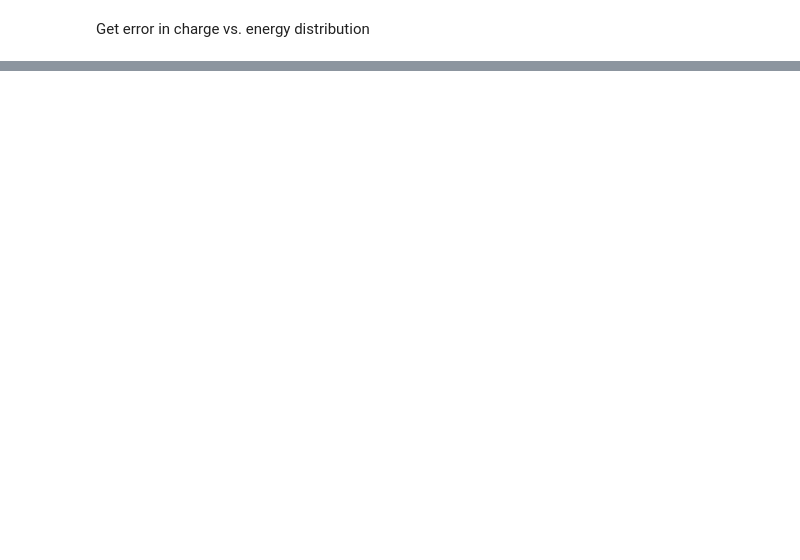
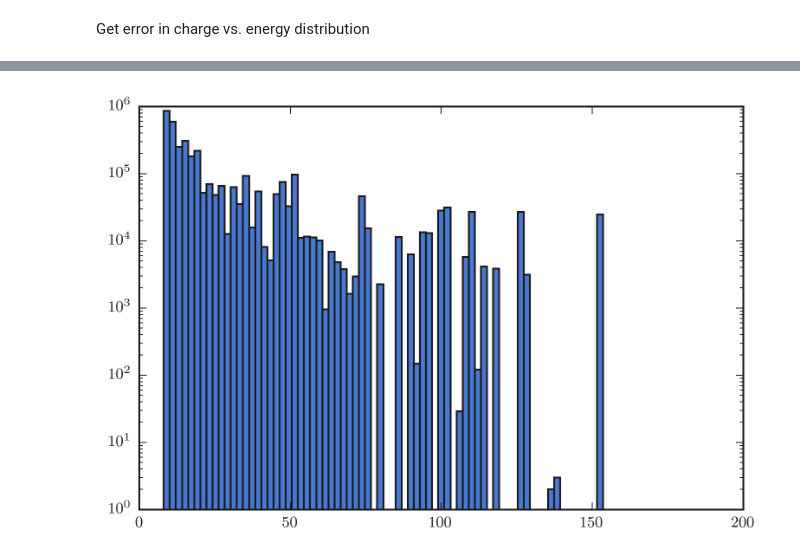
Before and after one commit to jrbourbeau/cr-composition, a Jupyter notebook: analysis/fraction-correct-RF.ipynb, the cells around one changed output, grey strips where cells are left out. Saved outputs shown, nothing was run; the diff lists cells and outputs as text; code cells hidden in the pictures; blank space fills up the shorter version.

```diff
--- a/analysis/fraction-correct-RF.ipynb
+++ b/analysis/fraction-correct-RF.ipynb
@@ -129,0 +147,14 @@ CV score: 81.53% (+/- 1.46%)
+# %%
+decisiontree = clf.estimators_[0]
+tree =  decisiontree.tree_
+# print(tree.decision_path(X_test.astype(np.float32)))
+print(tree.node_count)
+print(tree.n_node_samples)
+print(tree.apply(X_test.astype(np.float32)))
+print(tree.n_node_samples[tree.apply(X_test.astype(np.float32))])
+print(tree.children_left)
+leaf_samples = []
+for tree in clf.estimators_:
+    leaf_samples.extend(tree.tree_.n_node_samples[tree.apply(X_test.astype(np.float32))])
+print(np.min(leaf_samples))
+print(np.max(leaf_samples))
@@ -129,0 +169,4 @@ CV score: 81.53% (+/- 1.46%)
+# %%
+counts, bins, pathches = plt.hist(leaf_samples, bins=np.linspace(0, 200, 100), log=True)
+# %% [output]
+[figure, added]
```
Also changed, not shown: parts of 20 cells of this notebook, 49 other files.
